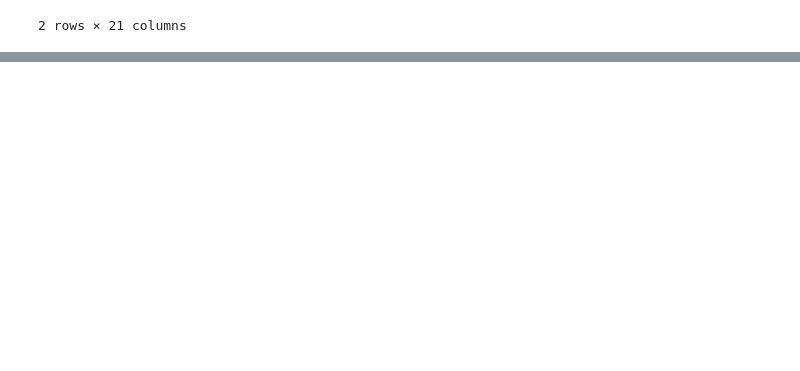
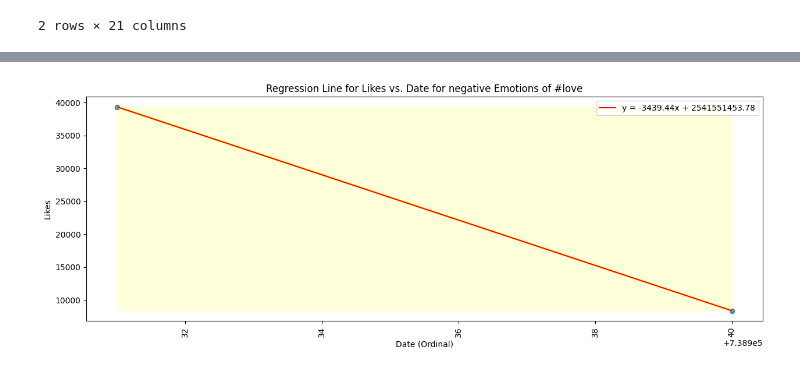
Before and after one commit to saeedshirani/Inastagram-data-analysis, a Jupyter notebook: 4.EDA/EDA.ipynb, the cells around one changed output, grey strips where cells are left out. Saved outputs shown, nothing was run; the diff lists cells and outputs as text; code cells hidden in the pictures; blank space fills up the shorter version.

```diff
--- a/4.EDA/EDA.ipynb
+++ b/4.EDA/EDA.ipynb
@@ -504,0 +582,25 @@ plt.show()
+# %%
+filtered_data = certain_hashtag.loc[
+    (non_locational_data["most_powerful_emotion"] == "neg")
+].copy()
+
+
+plt.figure(figsize=(15, 5))
+sns.regplot(data=filtered_data, x="date_ordinal", y="likes", line_kws={"color": "yellow"})
+plt.xticks(rotation=90)
+
+model = LinearRegression()
+model.fit(filtered_data[["date_ordinal"]], filtered_data["likes"])
+
+slope = model.coef_[0]
+intercept = model.intercept_
+
+plt.plot(filtered_data["date_ordinal"], model.predict(filtered_data[["date_ordinal"]]), color='red', label=f'y = {slope:.2f}x + {intercept:.2f}')
+
+plt.xlabel('Date (Ordinal)')
+plt.ylabel('Likes')
+plt.title('Regression Line for Likes vs. Date for negative Emotions of #love')
+plt.legend()
+plt.show()
+# %% [output]
+[figure, added]
```
Also changed, not shown: parts of 14 cells of this notebook.
